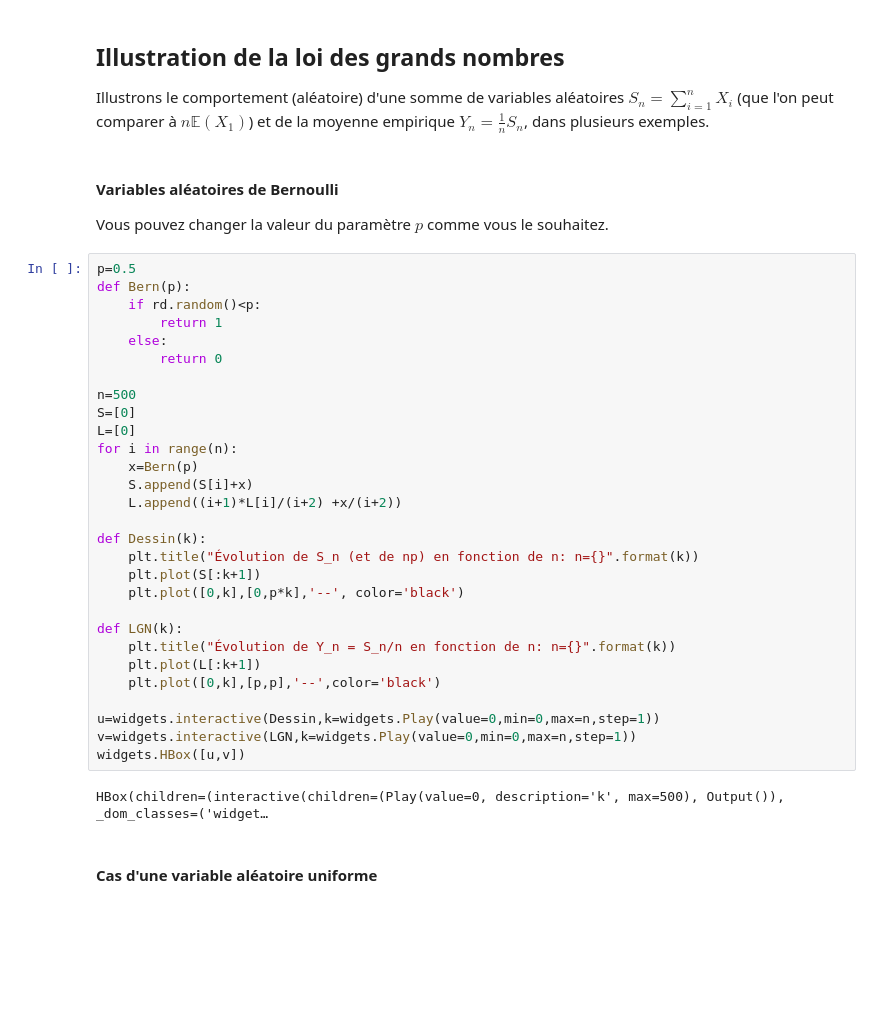
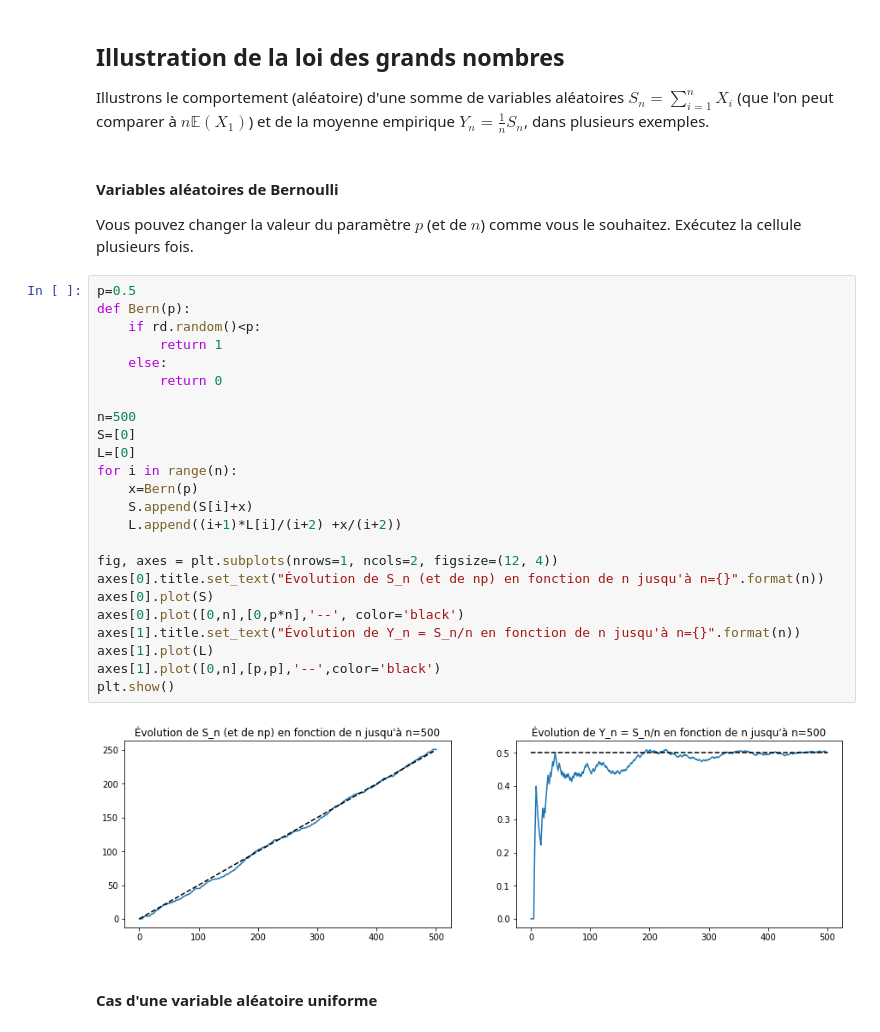
Before and after one commit to qberger/Python, a Jupyter notebook: LoiGrandsNombres.ipynb, the cells around one changed output. Saved outputs shown, nothing was run; the diff lists cells and outputs as text; blank space fills up the shorter version.

```diff
--- a/LoiGrandsNombres.ipynb
+++ b/LoiGrandsNombres.ipynb
@@ -26,38 +26,33 @@ Illustrons le comportement (aléatoire) d'une somme de variables aléatoires $S_
 # %% [markdown]
 #### Variables aléatoires de Bernoulli
 
-Vous pouvez changer la valeur du paramètre $p$ comme vous le souhaitez.
+Vous pouvez changer la valeur du paramètre $p$ (et de $n$) comme vous le souhaitez. Exécutez la cellule plusieurs fois.
 # %%
 p=0.5
 def Bern(p):
     if rd.random()<p:
         return 1
     else:
         return 0
 
 n=500
 S=[0]
 L=[0]
 for i in range(n):
     x=Bern(p)
     S.append(S[i]+x)
     L.append((i+1)*L[i]/(i+2) +x/(i+2))
 
-def Dessin(k):
-    plt.title("Évolution de S_n (et de np) en fonction de n: n={}".format(k))
-    plt.plot(S[:k+1])
-    plt.plot([0,k],[0,p*k],'--', color='black')
-
-def LGN(k):
-    plt.title("Évolution de Y_n = S_n/n en fonction de n: n={}".format(k))
-    plt.plot(L[:k+1])
-    plt.plot([0,k],[p,p],'--',color='black')
-
-u=widgets.interactive(Dessin,k=widgets.Play(value=0,min=0,max=n,step=1))
-v=widgets.interactive(LGN,k=widgets.Play(value=0,min=0,max=n,step=1))
-widgets.HBox([u,v])
+fig, axes = plt.subplots(nrows=1, ncols=2, figsize=(12, 4))
+axes[0].title.set_text("Évolution de S_n (et de np) en fonction de n jusqu'à n={}".format(n))
+axes[0].plot(S)
+axes[0].plot([0,n],[0,p*n],'--', color='black')
+axes[1].title.set_text("Évolution de Y_n = S_n/n en fonction de n jusqu'à n={}".format(n))
+axes[1].plot(L)
+axes[1].plot([0,n],[p,p],'--',color='black')
+plt.show()
 # %% [output]
-HBox(children=(interactive(children=(Play(value=0, description='k', max=500), Output()), _dom_classes=('widget…
+[figure, added]
 # %% [markdown]
 #### Cas d'une variable aléatoire uniforme
 # %%
```
Also changed, not shown: parts of 3 cells of this notebook.
